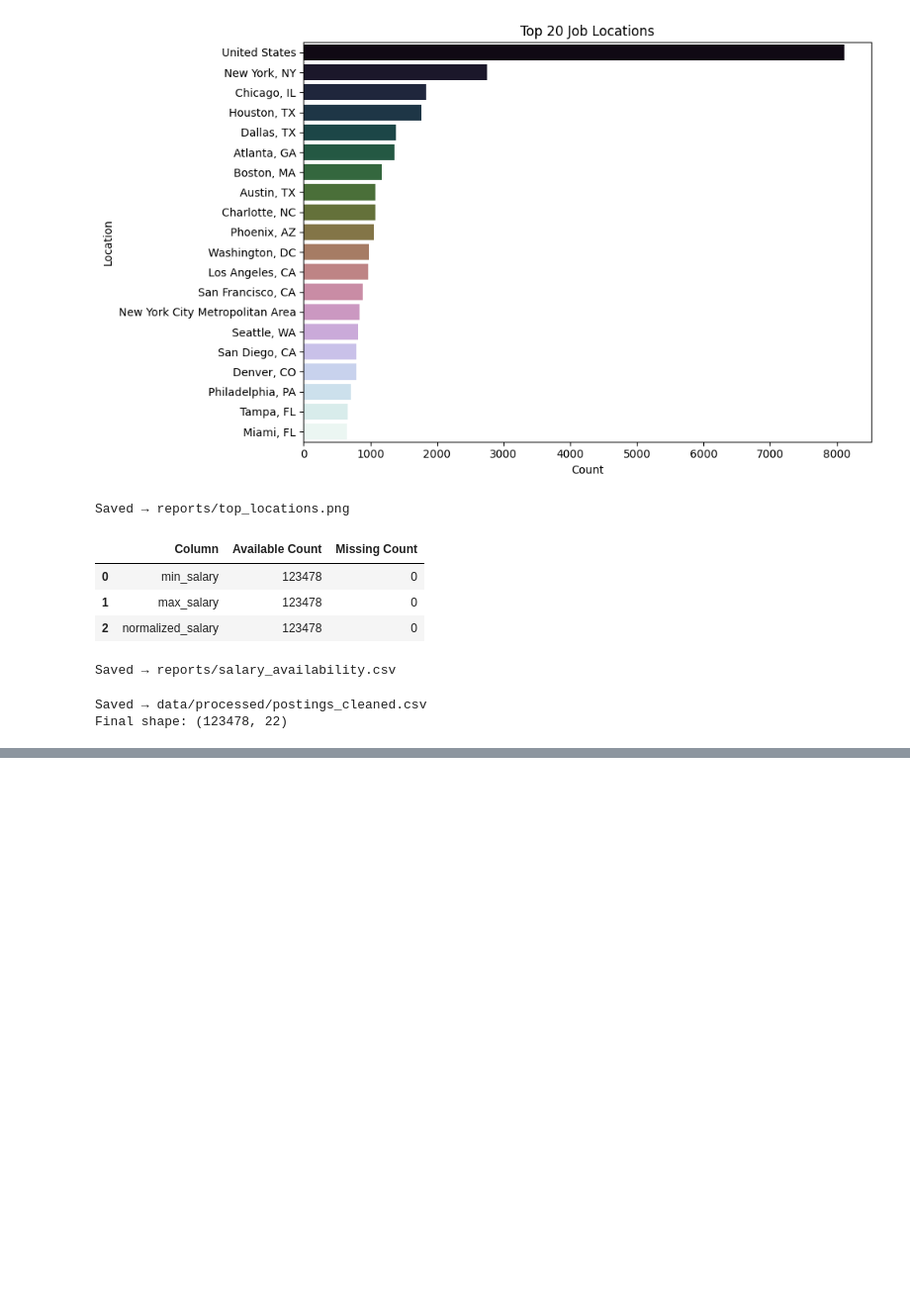
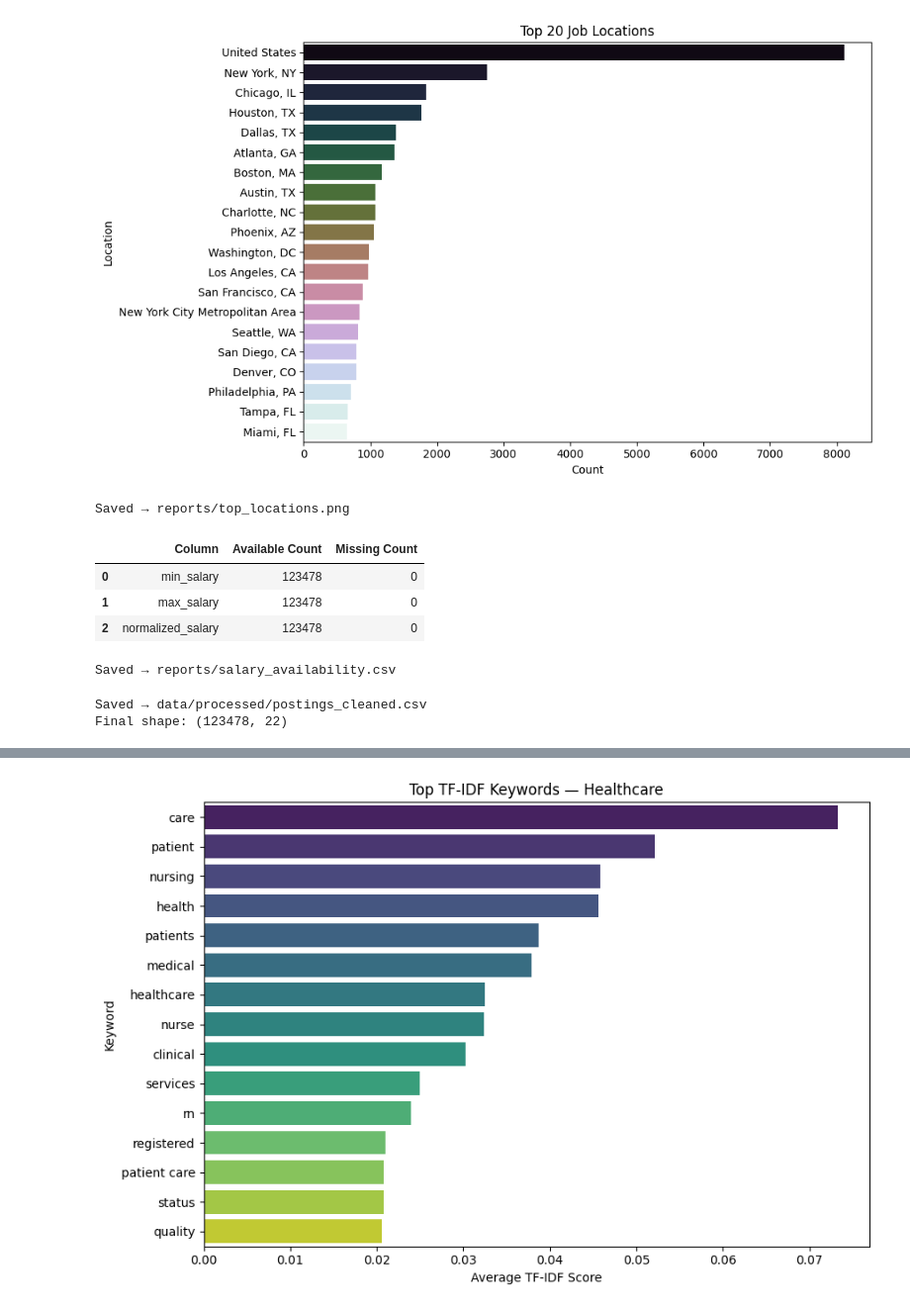
Before and after one commit to Manisha-Purushothaman/linkedin-job-nlp, a Jupyter notebook: notebooks/preprocessing_v1.ipynb, the cells around one changed output, grey strips where cells are left out. Shown at 99% size. Saved outputs shown, nothing was run; the diff lists cells and outputs as text; code cells hidden in the pictures; blank space fills up the shorter version.

```diff
--- a/notebooks/preprocessing_v1.ipynb
+++ b/notebooks/preprocessing_v1.ipynb
@@ -490,0 +1060,100 @@ Final shape: (123478, 22)
+# %%
+# ── 1.6 Top TF-IDF Keywords per Top Role
+# Better than word cloud because it shows clear important words
+
+import os
+import re
+import pandas as pd
+import matplotlib.pyplot as plt
+import seaborn as sns
+from sklearn.feature_extraction.text import TfidfVectorizer
+
+os.makedirs("reports", exist_ok=True)
+
+# Use model_df if available, otherwise use df_clean
+if "model_df" in globals():
+    plot_df = model_df.copy()
+elif "df_clean" in globals():
+    plot_df = df_clean[df_clean["role_category"] != "Other"].copy()
+else:
+    plot_df = df[df["role_category"] != "Other"].copy()
+
+# Check required columns
+required_cols = ["role_category", "description_clean"]
+for col in required_cols:
+    if col not in plot_df.columns:
+        raise ValueError(f"Missing required column: {col}")
+
+# Top 4 role categories excluding Other
+top_roles = plot_df["role_category"].value_counts().head(4).index.tolist()
+
+# Extra stop words for job posting text
+custom_stop_words = [
+    "job", "role", "work", "team", "company", "candidate", "candidates",
+    "experience", "skills", "ability", "required", "requirements",
+    "responsibilities", "responsible", "including", "provide", "support",
+    "strong", "excellent", "preferred", "must", "will", "new",
+    "years", "year", "day", "time", "full", "part", "position",
+    "apply", "equal", "opportunity", "employer", "benefits"
+]
+
+def clean_for_keywords(text):
+    text = str(text).lower()
+    text = re.sub(r"\[email removed\]|\[phone removed\]|\[url removed\]|\[contact removed\]", " ", text)
+    text = re.sub(r"[^a-z0-9\s+#.]", " ", text)
+    text = re.sub(r"\s+", " ", text).strip()
+    return text
+
+plot_df["text_for_keywords"] = plot_df["description_clean"].apply(clean_for_keywords)
+
+# Create one clear bar chart for each top role
+for role in top_roles:
+    role_texts = plot_df[plot_df["role_category"] == role]["text_for_keywords"].dropna()
+
+    vectorizer = TfidfVectorizer(
+        stop_words="english",
+        max_features=3000,
+        ngram_range=(1, 2),
+        min_df=3
+    )
+
+    X = vectorizer.fit_transform(role_texts)
+    terms = vectorizer.get_feature_names_out()
+
+    # Mean TF-IDF score for each term
+    mean_scores = X.mean(axis=0).A1
+
+    keywords_df = pd.DataFrame({
+        "keyword": terms,
+        "tfidf_score": mean_scores
+    })
+
+    # Remove generic job-posting words
+    keywords_df = keywords_df[
+        ~keywords_df["keyword"].isin(custom_stop_words)
+    ]
+
+    top_keywords = keywords_df.sort_values("tfidf_score", ascending=False).head(15)
+
+    # Save CSV for each role
+    safe_role_name = role.lower().replace(" ", "_").replace("&", "and").replace("/", "_")
+    top_keywords.to_csv(f"reports/top_keywords_{safe_role_name}.csv", index=False)
+
+    # Plot
+    plt.figure(figsize=(9, 6))
+    sns.barplot(
+        data=top_keywords,
+        x="tfidf_score",
+        y="keyword",
+        palette="viridis"
+    )
+    plt.title(f"Top TF-IDF Keywords — {role}")
+    plt.xlabel("Average TF-IDF Score")
+    plt.ylabel("Keyword")
+    plt.tight_layout()
+    plt.savefig(f"reports/top_keywords_{safe_role_name}.png", dpi=150)
+    plt.show()
+
+print("Saved keyword charts and CSV files in reports folder.")
+# %% [output]
+[figure, added]
```
Also changed, not shown: parts of 60 cells of this notebook.
